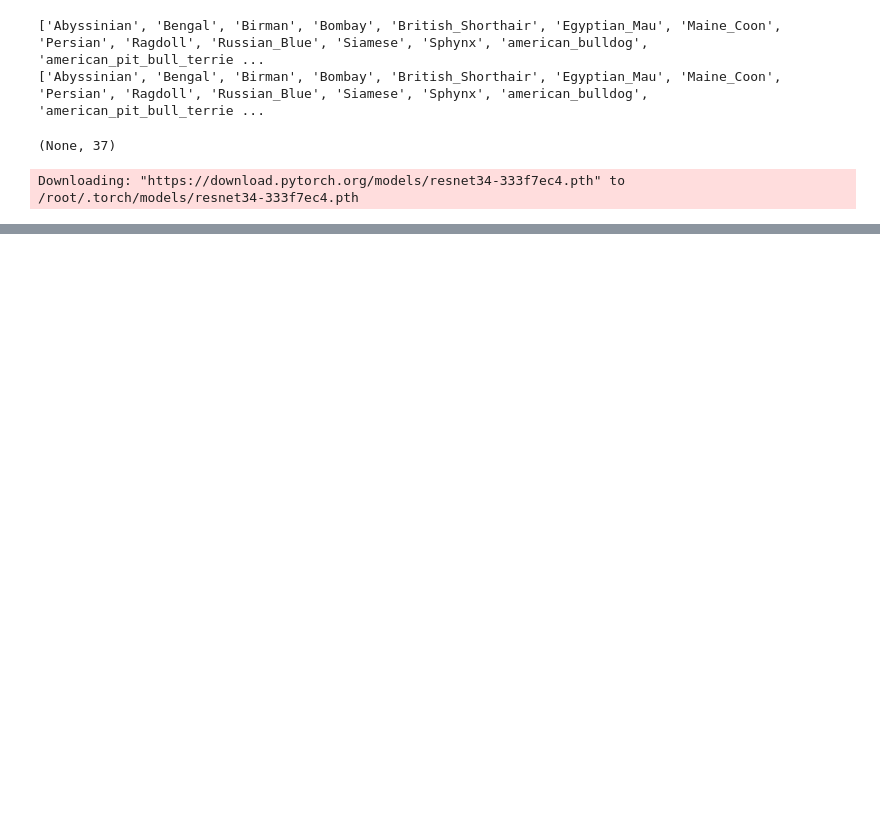
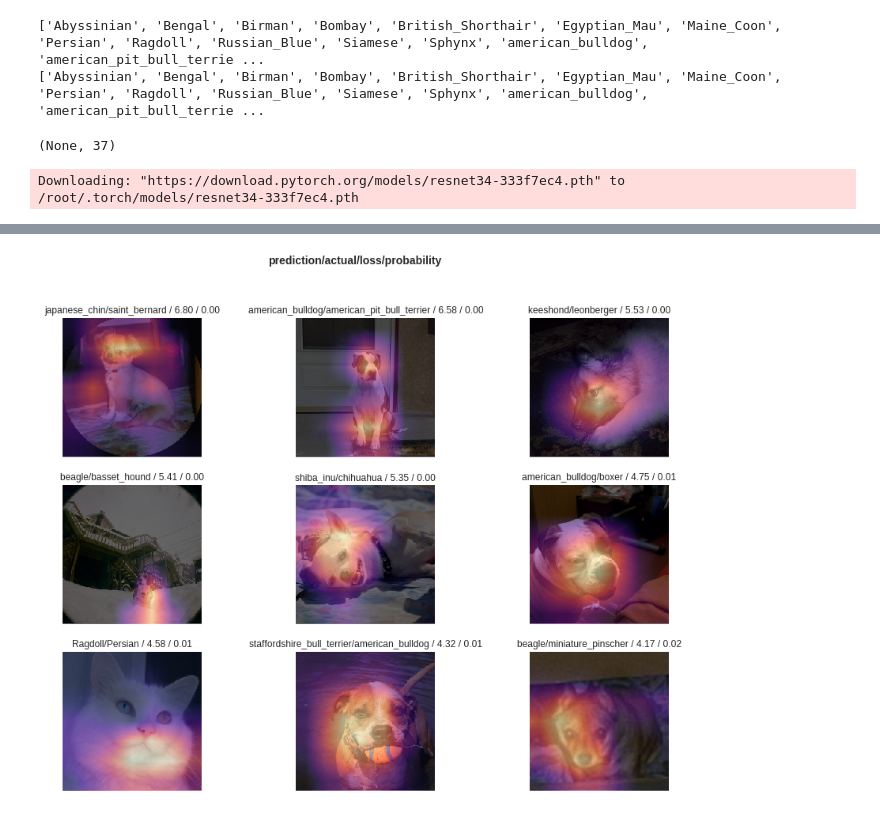
Before and after one commit to rogalag/Fastai, a Jupyter notebook: Fastailesson1.ipynb, the cells around one changed output, grey strips where cells are left out. Drawn from its saved outputs; the diff is of its cells as text; code cells hidden in the pictures; blank space fills up the shorter version.

```diff
--- a/Fastailesson1.ipynb
+++ b/Fastailesson1.ipynb
@@ -74,3 +74,5 @@ print(data.classes), data.c
 learn = create_cnn(data, models.resnet34, metrics=error_rate)
 # %% [output]
 Downloading: "https://download.pytorch.org/models/resnet34-333f7ec4.pth" to /root/.torch/models/resnet34-333f7ec4.pth
+# %%
+learn.fit_one_cycle(4)
@@ -76,0 +88,6 @@ Downloading: "https://download.pytorch.org/models/resnet34-333f7ec4.pth" to /roo
+# %%
+interp = ClassificationInterpretation.from_learner(learn)
+# %%
+interp.plot_top_losses(9, figsize=(15,11))
+# %% [output]
+[figure, added]
```
Also changed, not shown: parts of 8 cells of this notebook.
